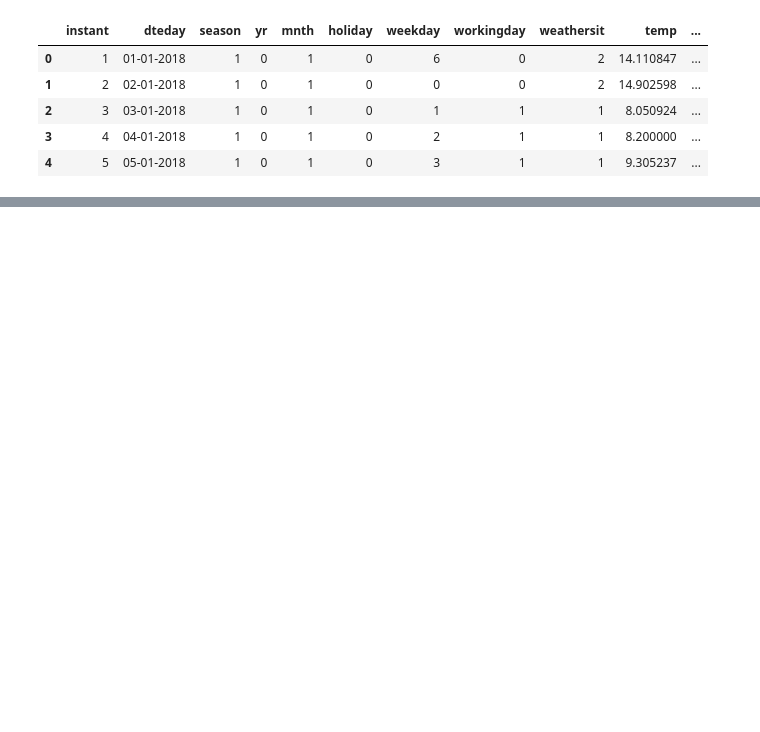
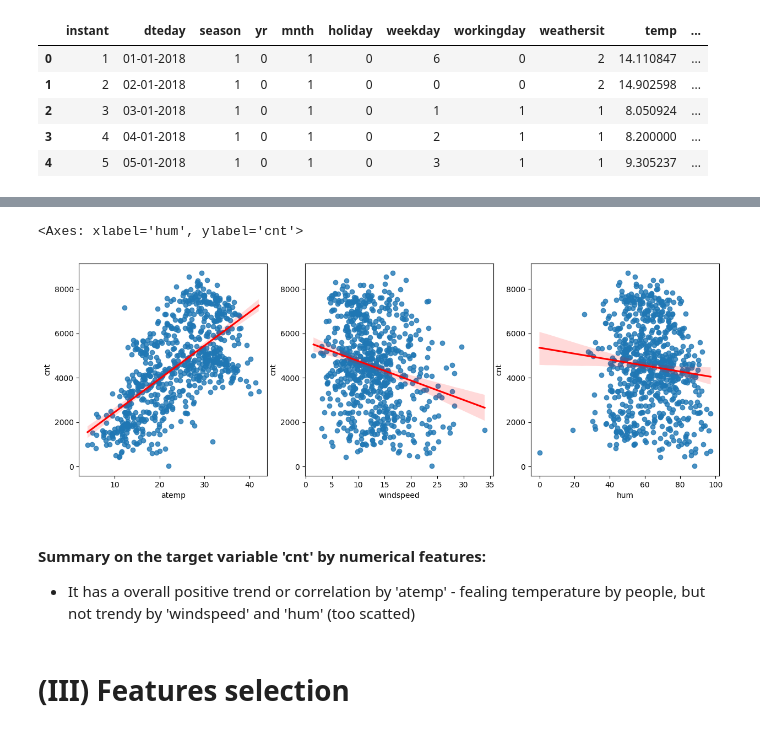
Before and after one commit to nguyenhoangthangbt/BikeSharing_CaseStudy, a Jupyter notebook: BikeSharing.ipynb, the cells around one changed output, grey strips where cells are left out. Cells and saved outputs as stored; diff of their text form; code cells hidden in the pictures; blank space fills up the shorter version.

```diff
--- a/BikeSharing.ipynb
+++ b/BikeSharing.ipynb
@@ -95,0 +146,17 @@ Name: cnt, dtype: int64
+# %%
+# df_num_features = df[['atemp','windspeed','hum']].copy()
+plt.figure(figsize=(15,5))
+plt.subplot(1,3,1)
+sb.regplot(data=df,y='cnt',x='atemp',scatter=True,fit_reg=True,marker='o',line_kws={"color": "red"})
+plt.subplot(1,3,2)
+sb.regplot(data=df,y='cnt',x='windspeed',scatter=True,fit_reg=True,marker='o',line_kws={"color": "red"})
+plt.subplot(1,3,3)
+sb.regplot(data=df,y='cnt',x='hum',scatter=True,fit_reg=True,marker='o',line_kws={"color": "red"})
+# %% [output]
+<Axes: xlabel='hum', ylabel='cnt'>
+[figure, added]
+# %% [markdown]
+#### Summary on the target variable 'cnt' by numerical features:
+- It has a overall positive trend or correlation by 'atemp' - fealing temperature by people, but not trendy by 'windspeed' and 'hum' (too scatted)
+# %% [markdown]
+# (III) Features selection
```
Also changed, not shown: parts of 40 cells of this notebook.
